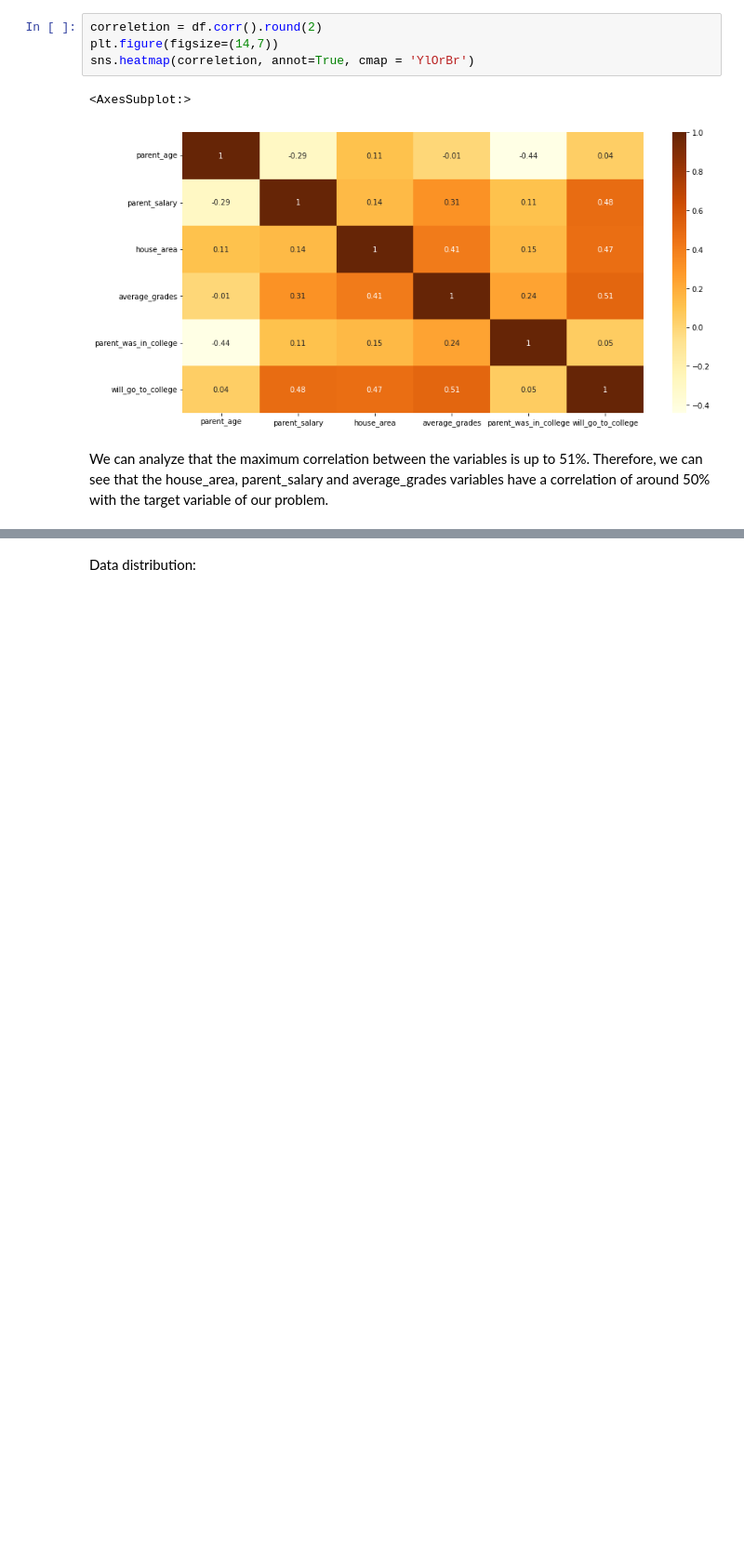
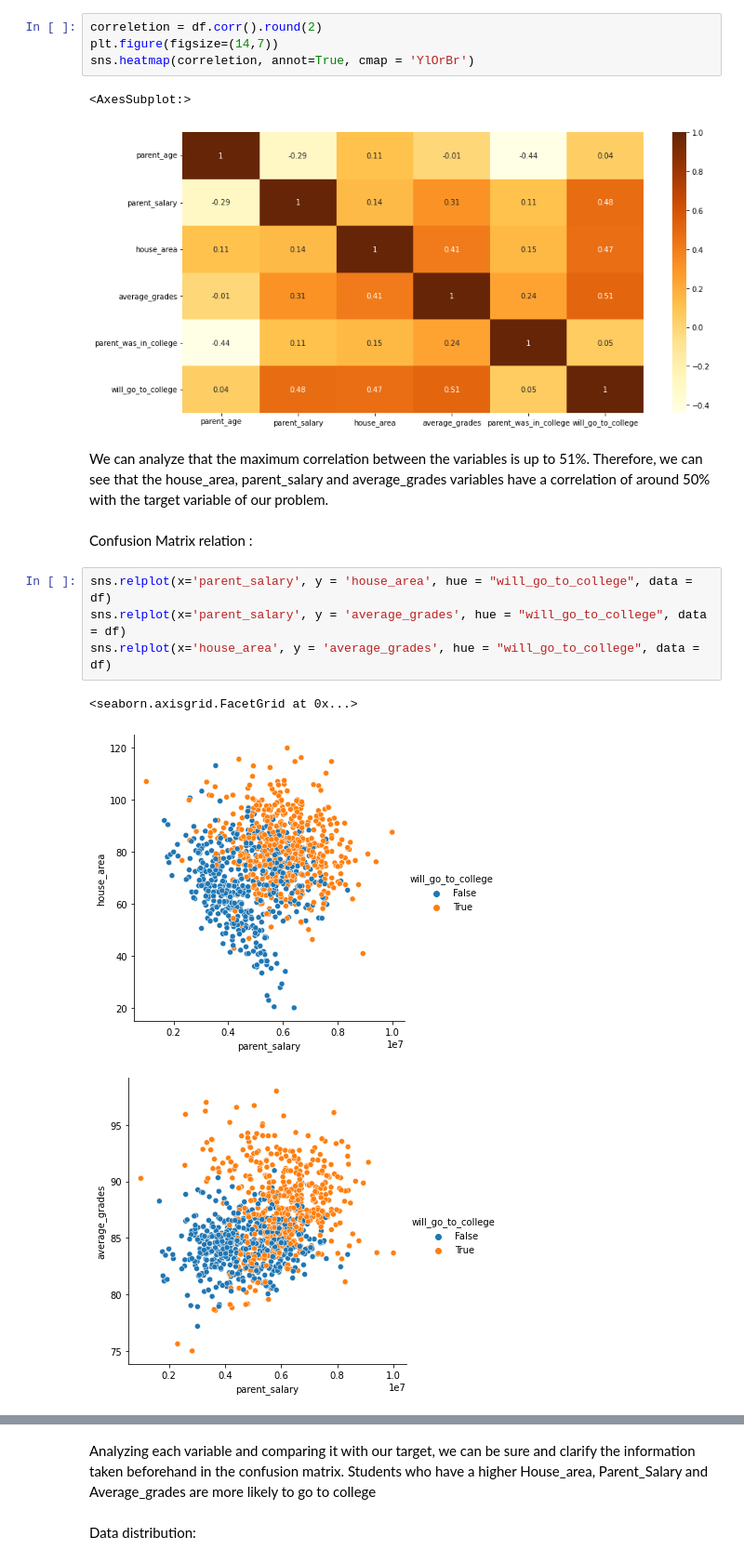
Before and after one commit to RichardeLira/Python-IA-Dell-Lead-, a Jupyter notebook: Challenges/defiance_01/Desafio_01.ipynb, the cells around one changed output, grey strips where cells are left out. Shown at 93% size. Drawn from its saved outputs; the diff is of its cells as text; blank space fills up the shorter version.

```diff
--- a/Challenges/defiance_01/Desafio_01.ipynb
+++ b/Challenges/defiance_01/Desafio_01.ipynb
@@ -105,3 +105,13 @@ sns.heatmap(correletion, annot=True, cmap = 'YlOrBr')
 [figure]
 # %% [markdown]
 We can analyze that the maximum correlation between the variables is up to 51%. Therefore, we can see that the house_area, parent_salary and average_grades variables have a correlation of around 50% with the target variable of our problem.
+# %% [markdown]
+Confusion Matrix relation :
+# %%
+sns.relplot(x='parent_salary', y = 'house_area', hue = "will_go_to_college", data = df)
+sns.relplot(x='parent_salary', y = 'average_grades', hue = "will_go_to_college", data = df)
+sns.relplot(x='house_area', y = 'average_grades', hue = "will_go_to_college", data = df)
+# %% [output]
+<seaborn.axisgrid.FacetGrid at 0x...>
+[figure, added]
+[figure, added]
@@ -108,3 +119,5 @@ We can analyze that the maximum correlation between the variables is up to 51%.
+# %% [markdown]
+Analyzing each variable and comparing it with our target, we can be sure and clarify the information taken beforehand in the confusion matrix. Students who have a higher House_area, Parent_Salary and Average_grades are more likely to go to college
 # %% [markdown]
 Data distribution:
 # %%
```
Also changed, not shown: parts of 1 cell of this notebook.
